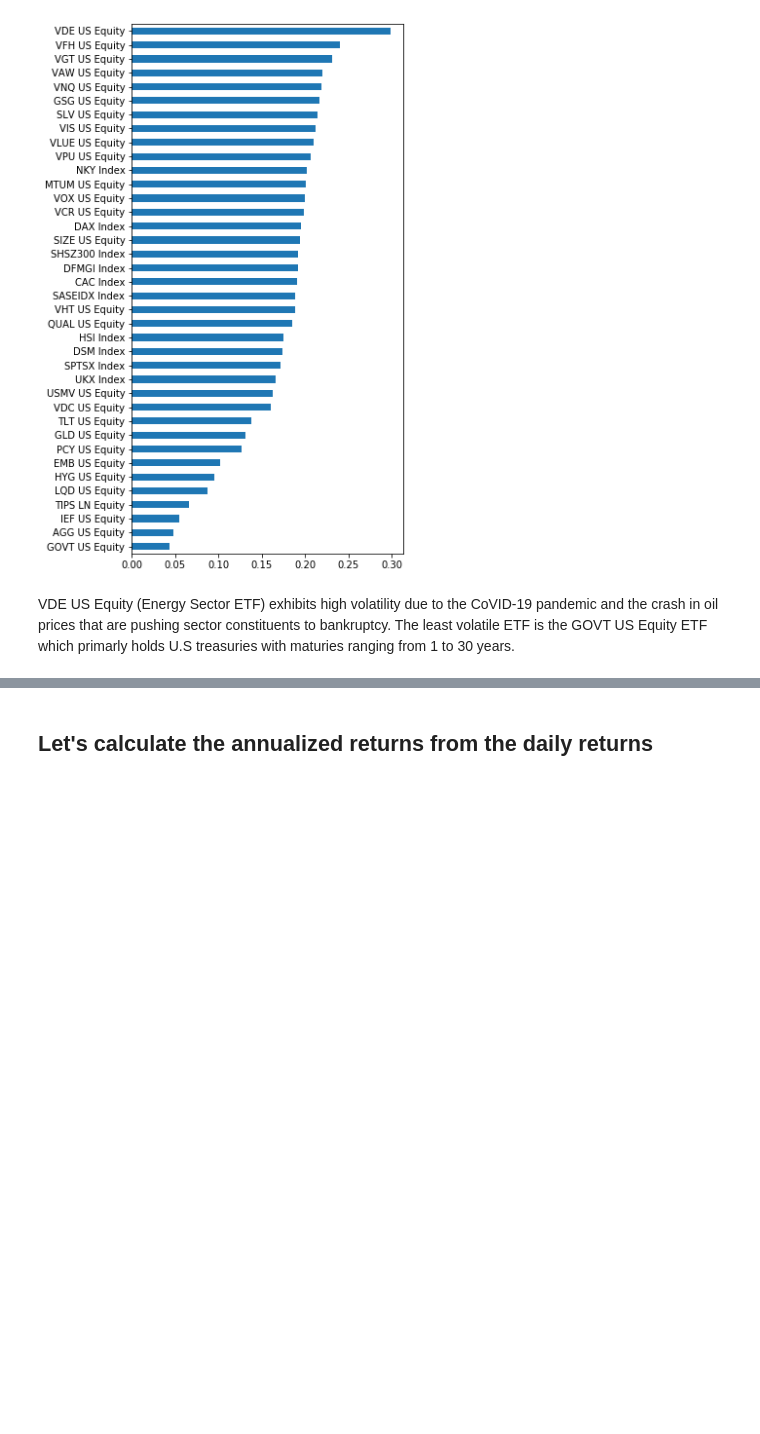
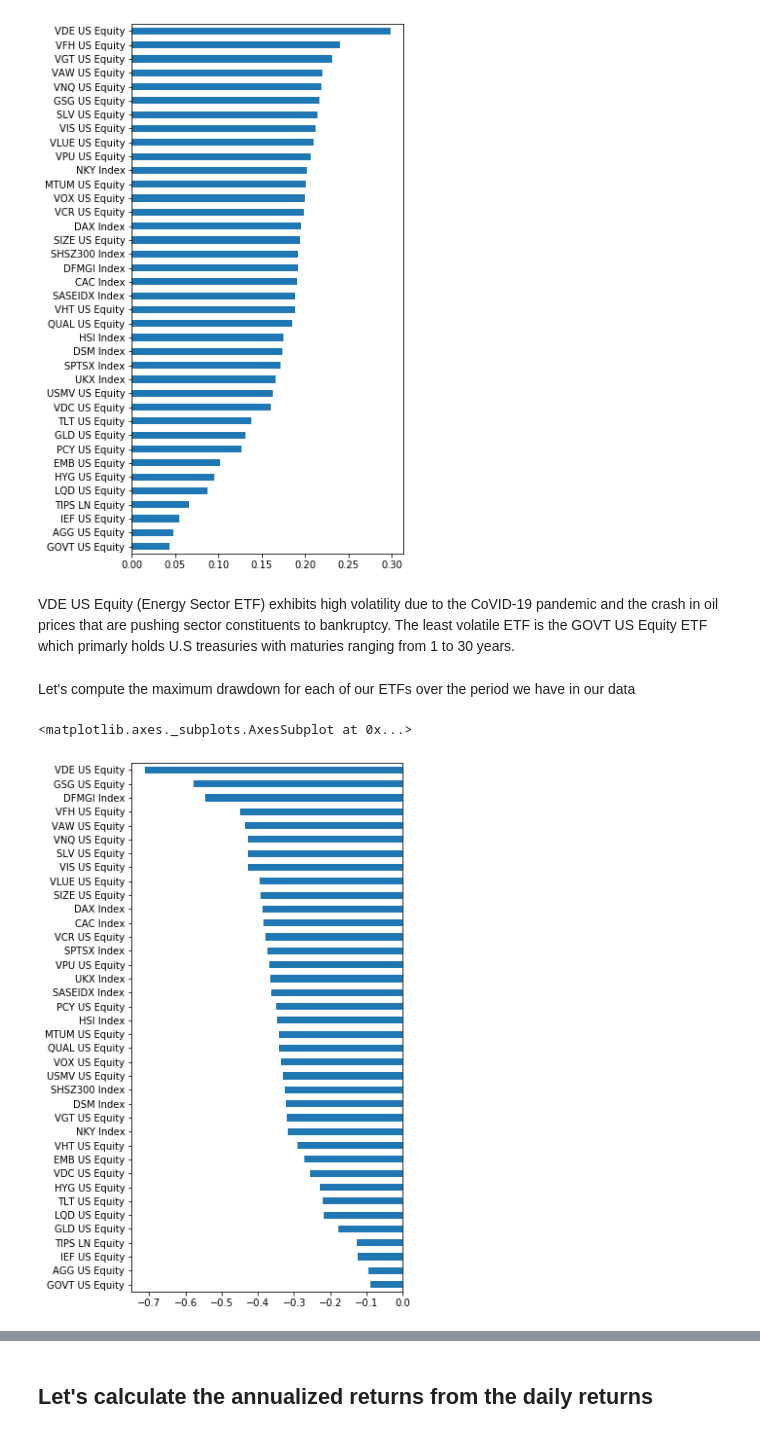
Before and after one commit to anasfrh/notebooks, a Jupyter notebook: Global Macro ETFs.ipynb, the cells around one changed output, grey strips where cells are left out. Drawn from its saved outputs; the diff is of its cells as text; code cells hidden in the pictures; blank space fills up the shorter version.

Commit message:
Edit
Added drawdown calculation and plot

```diff
--- a/Global Macro ETFs.ipynb
+++ b/Global Macro ETFs.ipynb
@@ -75,3 +92,13 @@ risk["Volatility"].sort_values(ascending=True).plot.barh(figsize=(5,10))
 [figure]
 # %% [markdown]
 VDE US Equity (Energy Sector ETF) exhibits high volatility due to the CoVID-19 pandemic and the crash in oil prices that are pushing sector constituents to bankruptcy. The least volatile ETF is the GOVT US Equity ETF which primarly holds U.S treasuries with maturies ranging from 1 to 30 years.
+# %% [markdown]
+Let's compute the maximum drawdown for each of our ETFs over the period we have in our data
+# %%
+wealth_index = 100*(1 + returns).cumprod()
+previous_peak = wealth_index.cummax()
+drawdown = (wealth_index - previous_peak) / previous_peak
+drawdown.min().sort_values(ascending=False).plot.barh(figsize=(5,10))
+# %% [output]
+<matplotlib.axes._subplots.AxesSubplot at 0x...>
+[figure, added]
```
Also changed, not shown: parts of 6 cells of this notebook, 2 other files.
